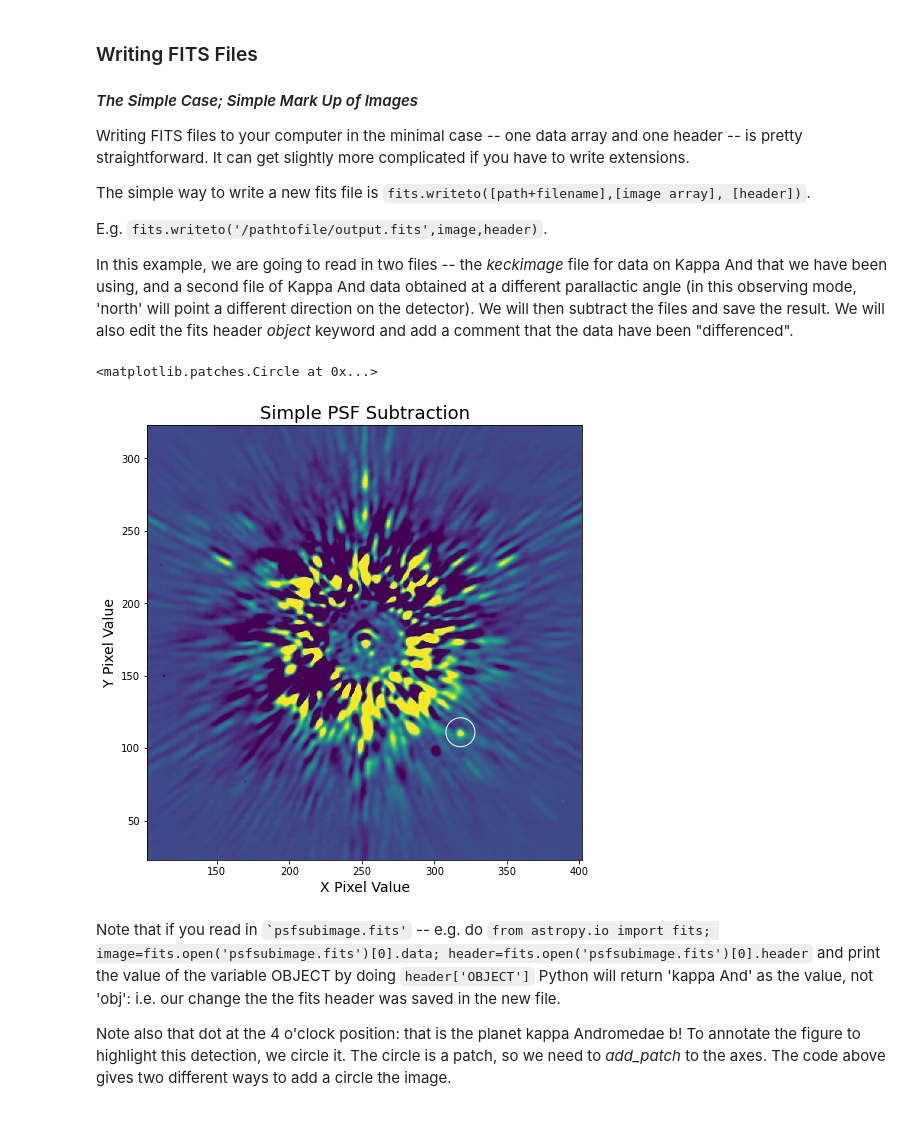
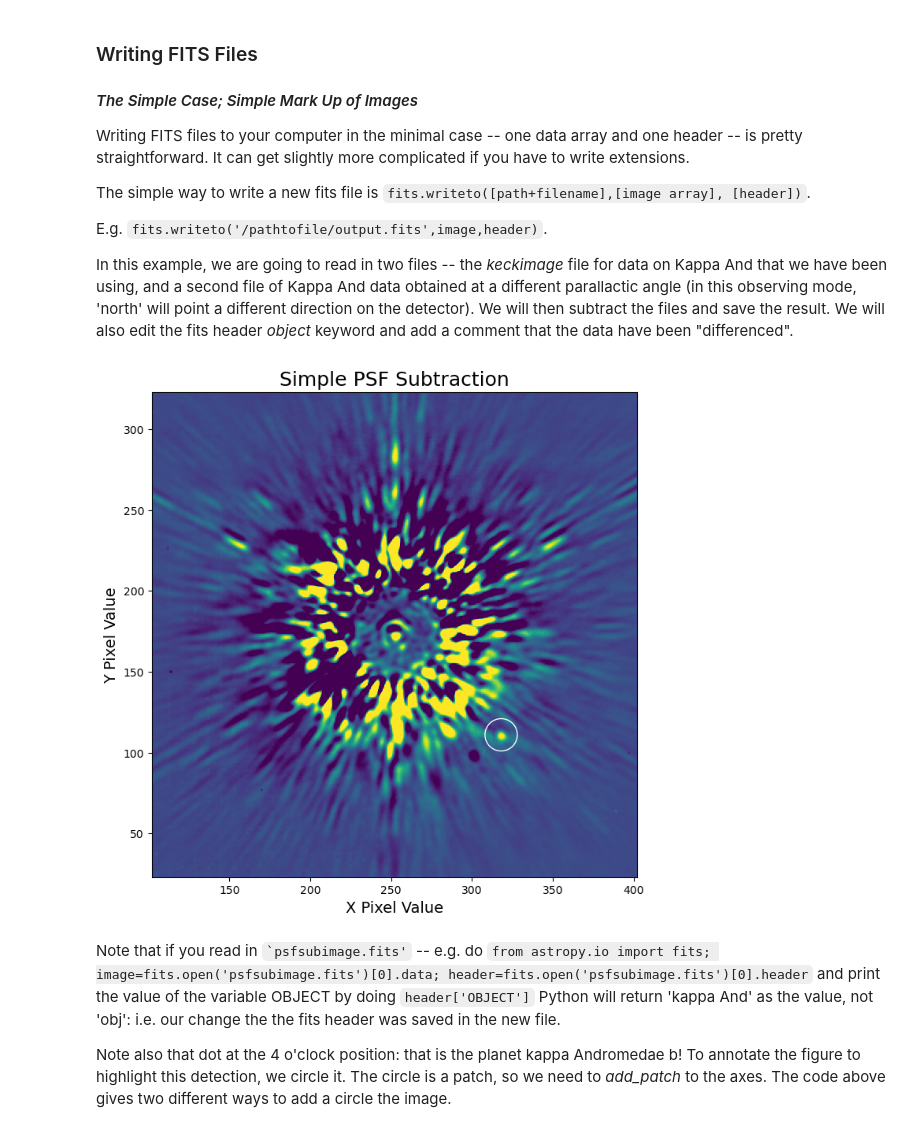
Before and after one commit to thaynecurrie/phys7903_fall2024, a Jupyter notebook: ScientificPythonNotes/Astropy/Python_AstroPy_Part1.ipynb, the cells around one changed output. Drawn from its saved outputs; the diff is of its cells as text; code cells hidden in the pictures.

Commit message:
first two Astropy sections + problemset

```diff
--- a/ScientificPythonNotes/Astropy/Python_AstroPy_Part1.ipynb
+++ b/ScientificPythonNotes/Astropy/Python_AstroPy_Part1.ipynb
@@ -279,65 +286,3 @@ The simple way to write a new fits file is ``fits.writeto([path+filename],[image
 E.g. ``fits.writeto('/pathtofile/output.fits',image,header)``.
 
 In this example, we are going to read in two files -- the _keckimage_ file for data on Kappa And that we have been using, and a second file of Kappa And data obtained at a different parallactic angle (in this observing mode, 'north' will point a different direction on the detector).  We will then subtract the files and save the result.  We will also edit the fits header _object_ keyword and add a comment that the data have been "differenced".
-# %%
-def output():
-
- directory='./code/sect1/files/'
-
-#First Image
- hdu=fits.open(directory+'keckimage.fits')
-
-#data
- image=hdu[0].data
-#header
- image_header=hdu[0].header
-
-#dimensions of the image
-
-#Second Image
-
- hdu2=fits.open(directory+'secondkeckimage.fits')
- image2=hdu2[0].data
-
- meanval=np.nanmean(image)
- meanval2=np.nanmean(image2)
-
- psfsubimage=image-image2*(meanval/meanval2)
- #psfsubimage=image-image2
-
- #update the header
- image_header['OBJECT']='kappa And'
-
-#write the new file
- fits.writeto(directory+'psfsubimage.fits',psfsubimage,image_header,overwrite=True)
-
-#display the new file
- fig,axes=plt.subplots(figsize=(10,8))
-
- clims=np.nanpercentile(psfsubimage,[3,99])
-
- axes.imshow(psfsubimage,origin='lower',clim=clims) #change the origin
-
- axes.set_title('Simple PSF Subtraction',fontsize=18)
- axes.set_xlabel('X Pixel Value',fontsize=14)
- axes.set_ylabel('Y Pixel Value',fontsize=14)
-
- center=np.array([173,252])
- windowsize=150
- axes.set_ylim(center[0]-windowsize,center[0]+windowsize)
- axes.set_xlim(center[1]-windowsize,center[1]+windowsize)
-
- axes.add_patch(plt.Circle([318,111],10,color='white',fill=False))
-
- #Other way ...
- #from matplotlib.patches import Circle
- #circle1=Circle([318,111],10,color='white',fill=False)
- #axes.add_patch(circle1)
-
-# plt.show()
-
-
-# ![](./code/sect1/figures/Ex1_2.png)
-# %% [output]
-<matplotlib.patches.Circle at 0x...>
-[figure, removed]
@@ -344,3 +348,7 @@ def output():
+# %%
+output()
+# %% [output]
+[figure, added]
 # %% [markdown]
 
  Note that if you read in `` `psfsubimage.fits' `` -- e.g. do `` from astropy.io import fits; image=fits.open('psfsubimage.fits')[0].data; header=fits.open('psfsubimage.fits')[0].header `` and print the value of the variable OBJECT by doing ``header['OBJECT']`` Python will return 'kappa And' as the value, not 'obj': i.e. our change the the fits header was saved in the new file.
```
Also changed, not shown: parts of 27 cells of this notebook, 10 other files.
